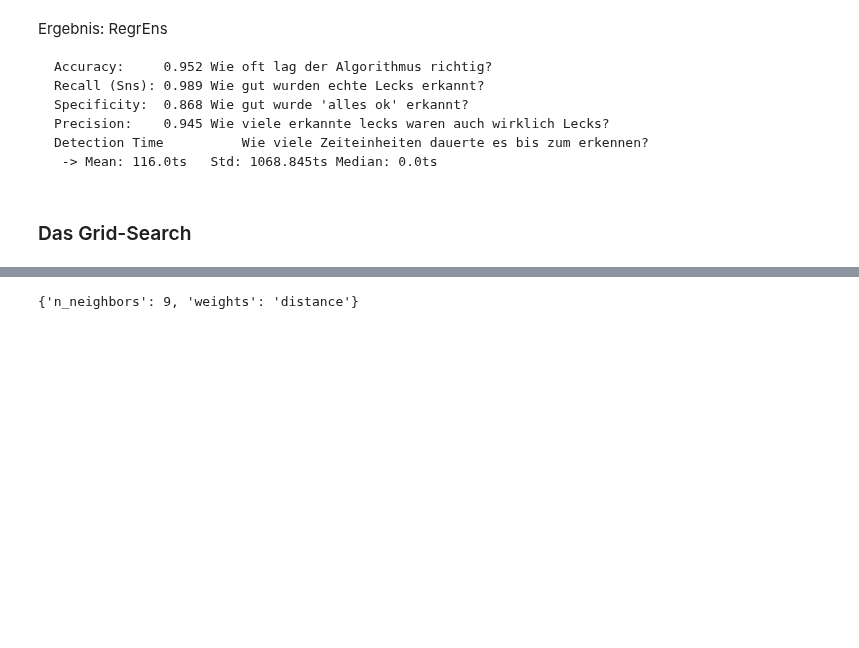
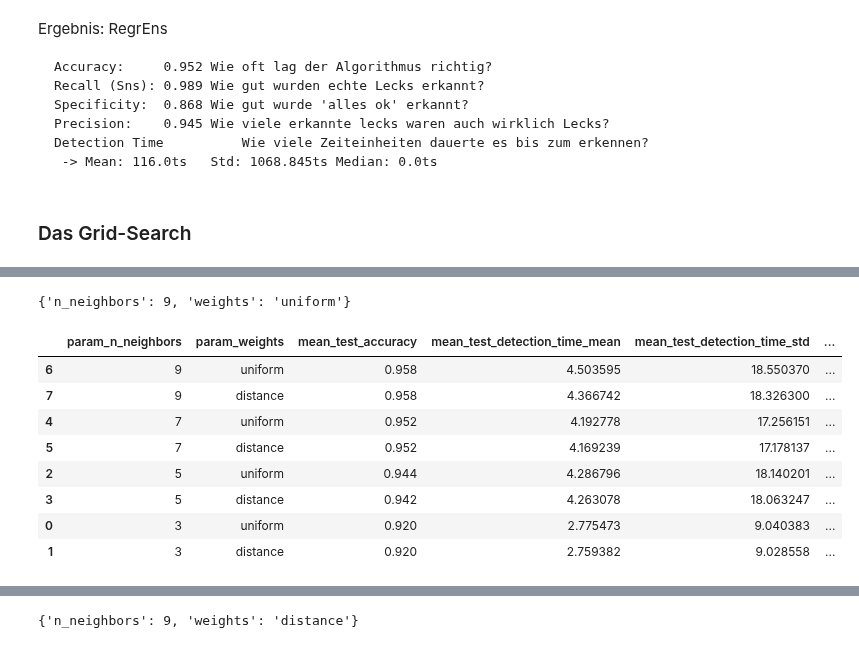
Before and after one commit to JulianBvW/BA-WDN-Leakage-Detection, a Jupyter notebook: LeakageDetection.ipynb, the cells around one changed output, grey strips where cells are left out. Saved outputs shown, nothing was run; the diff lists cells and outputs as text; code cells hidden in the pictures; blank space fills up the shorter version.

```diff
--- a/LeakageDetection.ipynb
+++ b/LeakageDetection.ipynb
@@ -323,3 +362,21 @@ grid.fit(X, y)
+# %%
+### Selection + Mean Transform
+
+print(grid.best_params_)
+results_knn = pd.DataFrame(grid.cv_results_)
+
+results_knn[['param_n_neighbors', 'param_weights'] + important_results].sort_values('mean_test_accuracy', ascending=False)
+# %% [output]
+{'n_neighbors': 9, 'weights': 'uniform'}
+|  | param_n_neighbors | param_weights | mean_test_accuracy | mean_test_detection_time_mean | mean_test_detection_time_std | ... |
+| 6 | 9 | uniform | 0.958 | 4.503595 | 18.550370 | ... |
+| 7 | 9 | distance | 0.958 | 4.366742 | 18.326300 | ... |
+| 4 | 7 | uniform | 0.952 | 4.192778 | 17.256151 | ... |
+| 5 | 7 | distance | 0.952 | 4.169239 | 17.178137 | ... |
+| 2 | 5 | uniform | 0.944 | 4.286796 | 18.140201 | ... |
+| 3 | 5 | distance | 0.942 | 4.263078 | 18.063247 | ... |
+| 0 | 3 | uniform | 0.920 | 2.775473 | 9.040383 | ... |
+| 1 | 3 | distance | 0.920 | 2.759382 | 9.028558 | ... |
 # %%
 ### Selection
 
```
Also changed, not shown: parts of 6 cells of this notebook.
